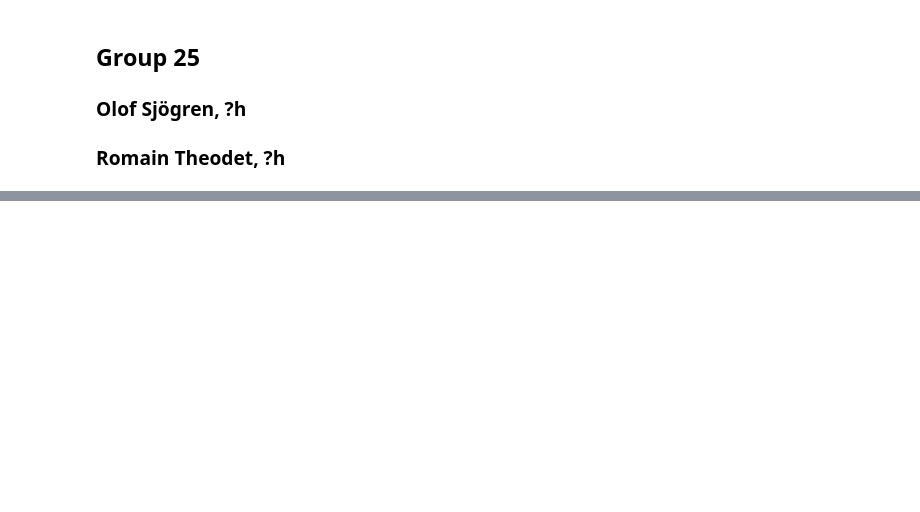
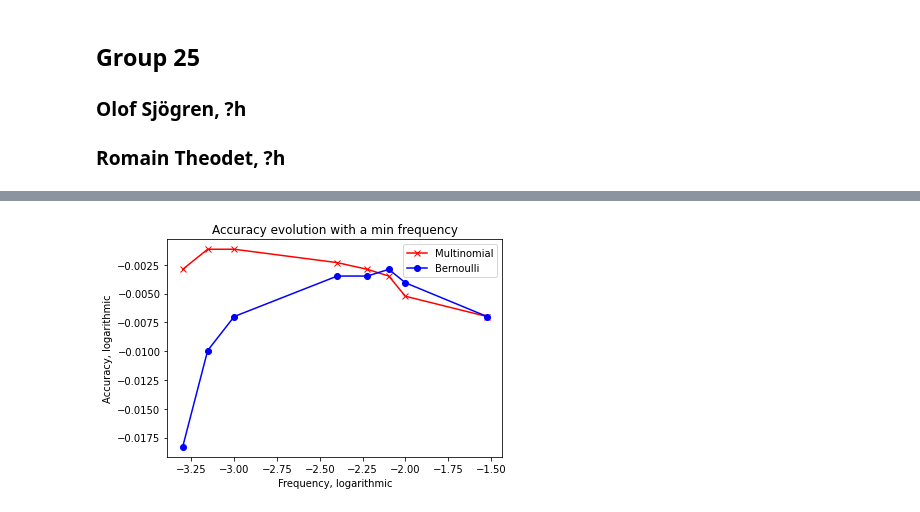
Before and after one commit to RomainTHD-UniStuff/DAT405_Introduction_to_Data_Science_and_AI, a Jupyter notebook: Assignment_4/Assignment_4.ipynb, the cells around one changed output, grey strips where cells are left out. Drawn from its saved outputs; the diff is of its cells as text; code cells hidden in the pictures; blank space fills up the shorter version.

```diff
--- a/Assignment_4/Assignment_4.ipynb
+++ b/Assignment_4/Assignment_4.ipynb
@@ -6,0 +162,10 @@
+# %%
+from sklearn.feature_extraction.text import CountVectorizer
+
+vectorizer = CountVectorizer(analyzer="word", lowercase=False, max_features=25)
+matrix = vectorizer.fit_transform(easyData["message"])
+
+counts = pd.DataFrame(matrix.toarray(), columns=vectorizer.get_feature_names_out()).sum()
+counts.sort_values(axis=0, ascending=False, inplace=True)
+
+print(f"The most common words are: \n\n {counts}")
@@ -6,0 +195,42 @@
+# %%
+import math
+
+# Calculate different accuracies
+accuraciesM = []
+accuraciesB = []
+freqs = (0.0005, 0.0007, 0.001, 0.004, 0.006, 0.008, 0.01, 0.03)
+
+for freq in freqs:
+    vectorizer = CountVectorizer(analyzer="word", lowercase=False, max_df=0.75, min_df=freq)
+
+    xTrain, xTest, yTrain, yTest = train_test_split(
+        vectorizer.fit_transform(easyData["message"]),
+        easyData["isSpam"],
+        test_size=0.25,
+        random_state=0,
+    )
+
+    modelM = MultinomialNB()
+    modelM.fit(xTrain, yTrain)
+
+    modelB = BernoulliNB()
+    modelB.fit(xTrain, yTrain)
+
+    yPred = modelB.predict(xTest)
+    accuracy = metrics.accuracy_score(yTest, yPred)
+    accuraciesB.append(math.log(accuracy, 10))
+
+    yPred = modelM.predict(xTest)
+    accuracy = metrics.accuracy_score(yTest, yPred)
+    accuraciesM.append(math.log(accuracy, 10))
+
+# Plotting the graph
+plt.plot([math.log(f, 10) for f in freqs], accuraciesM, c="red", marker="x", label="Multinomial")
+plt.plot([math.log(f, 10) for f in freqs], accuraciesB, c="blue", marker="o", label="Bernoulli")
+plt.xlabel("Frequency, logarithmic")
+plt.ylabel("Accuracy, logarithmic")
+plt.title("Accuracy evolution with a min frequency")
+plt.legend()
+plt.show()
+# %% [output]
+[figure, added]
```
Also changed, not shown: parts of 15 cells of this notebook, 1 other file.
